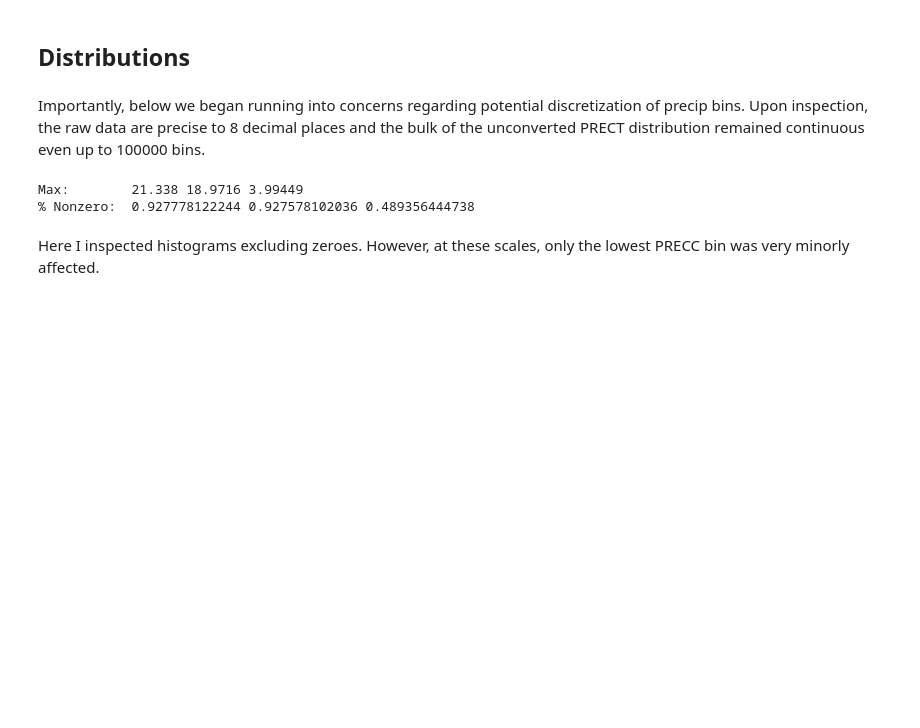
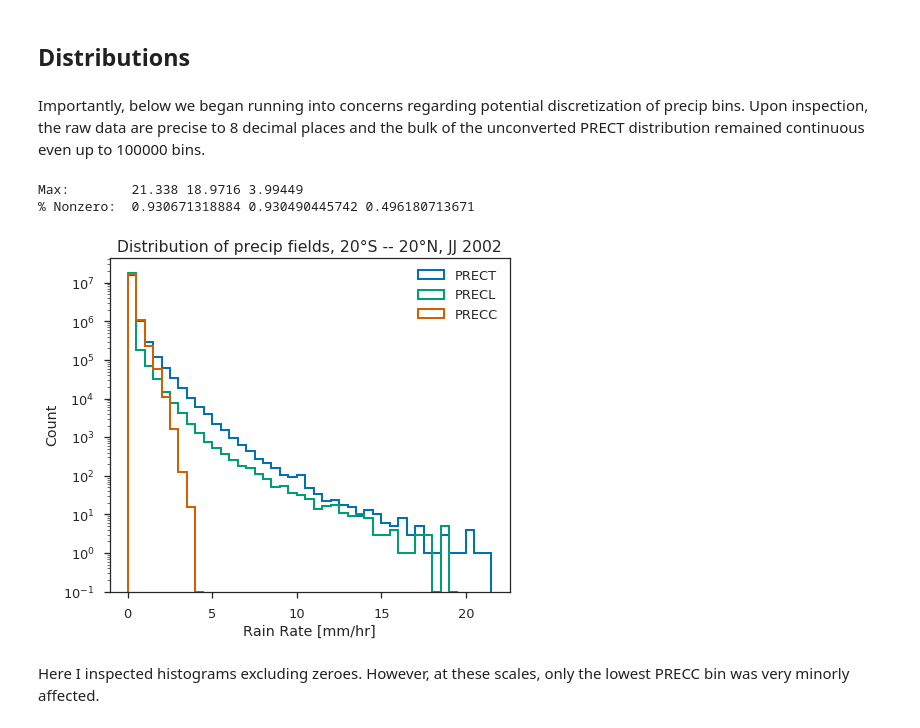
Before and after one commit to dcamron/ncar-gwdst, a Jupyter notebook: notebooks/precip.ipynb, the cells around one changed output. Drawn from its saved outputs; the diff is of its cells as text; code cells hidden in the pictures; blank space fills up the shorter version.

Commit message:
Updated precip notebook to include June and added RR2 distribution.

```diff
--- a/notebooks/precip.ipynb
+++ b/notebooks/precip.ipynb
@@ -7,19 +7,18 @@
 # %%
 %matplotlib inline
 
-#import warnings
-#warnings.filterwarnings('ignore')
-
+from glob import glob
 import numpy as np
 import pandas as pd
 import xarray as xr
+import xarray.ufuncs as xu
 import matplotlib.pyplot as plt
 import seaborn as sns
 import cartopy.crs as ccrs
 
 from dask.distributed import Client
 
-sns.set(context='talk', palette='colorblind')
+sns.set(context='talk', palette='colorblind', style='ticks')
 # %%
 client = Client()
 client
@@ -28,6 +27,6 @@ client
 # %%
-#ds = xr.open_mfdataset('/glade/scratch/mcamron/archive/f.c54120.FWscHIST.f09_f09.gwdst/atm/hist/f.c54120.FWscHIST.f09_f09.gwdst.cam.h1.2002-07-*.nc')
-ds = xr.open_mfdataset('/data/clouds/drew/waccm/gwdst/f.c54120.FWscHIST.f09_f09.gwdst.cam.h1.2002-06-*-00000.nc', autoclose=True)
+ds = xr.open_mfdataset(sorted(glob('/glade/scratch/mcamron/archive/f.c54120.FWscHIST.f09_f09.gwdst/atm/hist/f.c54120.FWscHIST.f09_f09.gwdst.cam.h1.2002-0[6,7]*')))
+
 ds = ds.sel(lat=slice(-20,20))
 ds
 # %% [output]
@@ -64,18 +63,19 @@ print('% Nonzero: ',
       precc.where(precc > 0).notnull().sum().values/precc.size)
 # %% [output]
 Max:        21.338 18.9716 3.99449
-% Nonzero:  0.927778122244 0.927578102036 0.489356444738
+% Nonzero:  0.930671318884 0.930490445742 0.496180713671
 # %%
-with sns.axes_style('ticks'):
-    f, ax = plt.subplots(figsize=(7,6))
-    prect.plot.hist(ax=ax, log=True, bins=np.arange(0, prect.values.max().round()+1, 0.5), histtype='step', linewidth=2, label='PRECT')
-    precl.plot.hist(ax=ax, log=True, bins=np.arange(0, precl.values.max().round()+1, 0.5), histtype='step', linewidth=2, label='PRECL')
-    precc.plot.hist(ax=ax, log=True, bins=np.arange(0, precc.values.max().round()+1, 0.5), histtype='step', linewidth=2, label='PRECC')
-    ax.legend()
-    ax.set_xlabel('Rain Rate [mm/hr]')
-    ax.set_title('Distribution of Precip Fields, 20' + u'\N{DEGREE SIGN}' + 'S -- 20' + u'\N{DEGREE SIGN}' + 'N, July 2002')
+f, ax = plt.subplots(figsize=(7, 6))
+prect.plot.hist(ax=ax, log=True, bins=np.arange(0, prect.values.max().round()+1, 0.5), histtype='step', linewidth=2, label='PRECT')
+precl.plot.hist(ax=ax, log=True, bins=np.arange(0, precl.values.max().round()+1, 0.5), histtype='step', linewidth=2, label='PRECL')
+precc.plot.hist(ax=ax, log=True, bins=np.arange(0, precc.values.max().round()+1, 0.5), histtype='step', linewidth=2, label='PRECC')
+ax.legend()
+ax.set_xlabel('Rain Rate [mm/hr]')
+ax.set_title('Distribution of precip fields, 20' + u'\N{DEGREE SIGN}' + 'S -- 20' + u'\N{DEGREE SIGN}' + 'N, JJ 2002')
 
-    plt.tight_layout()
-    f.savefig('../figures/precip/dist_PREC.png')
+plt.tight_layout()
+f.savefig('../figures/precip/dist_PREC.png')
+# %% [output]
+[figure, added]
 # %% [markdown]
 Here I inspected histograms excluding zeroes. However, at these scales, only the lowest PRECC bin was very minorly affected.
```
Also changed, not shown: parts of 13 cells of this notebook, 5 other files.
